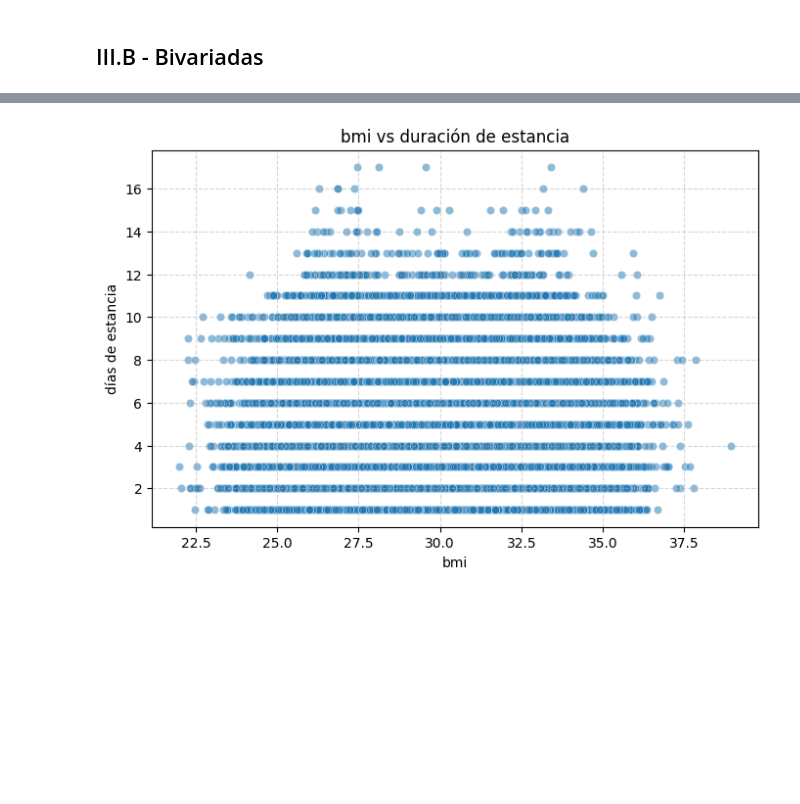
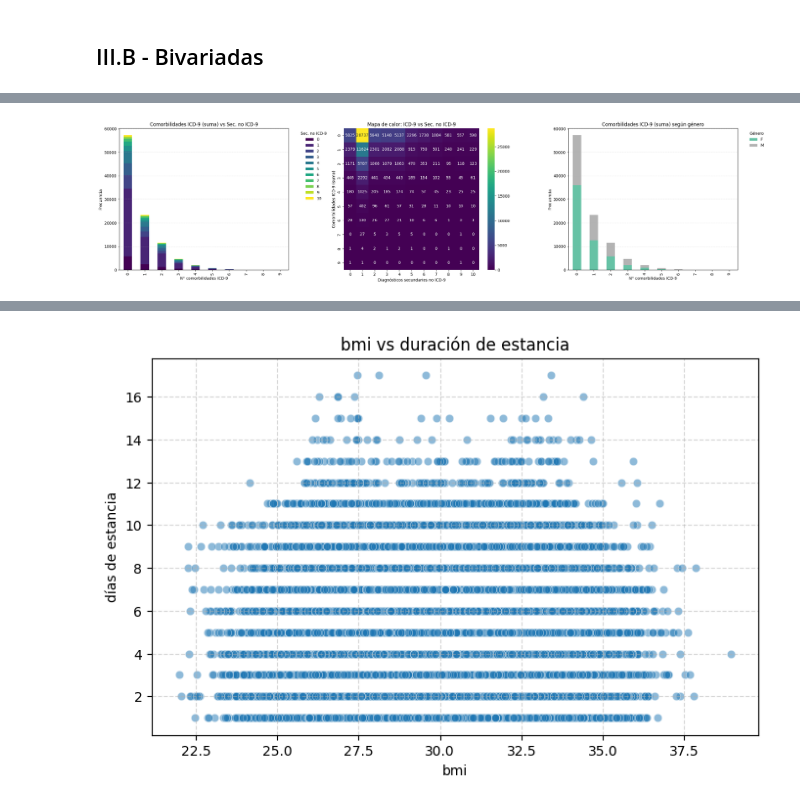
Before and after one commit to totox35/CiencasDatos_UdeA_GIRAULT, a Jupyter notebook: proyecto_aula/entregable_I_proyecto_aula.ipynb, the cells around one changed output, grey strips where cells are left out. Cells and saved outputs as stored; diff of their text form; code cells hidden in the pictures; blank space fills up the shorter version.

```diff
--- a/proyecto_aula/entregable_I_proyecto_aula.ipynb
+++ b/proyecto_aula/entregable_I_proyecto_aula.ipynb
@@ -675,0 +796,6 @@ En resumen, aunque la mayor parte de los casos se concentran alrededor de 12–1
+# %%
+tabla1 = pd.crosstab(df_filtered['icd9_comorbidity_sum'], df_filtered['secondarydiagnosisnonicd9'])
+from IPython.display import display, HTML
+with pd.option_context('display.max_rows', None, 'display.max_columns', None):
+    display(HTML("<b>Tabla de contingencia (ICD-9 vs Sec. no ICD-9):</b>"))
+    display(HTML(tabla1.to_html()))
@@ -675,0 +839,12 @@ En resumen, aunque la mayor parte de los casos se concentran alrededor de 12–1
+# %%
+# --- ICD-9 vs Género ---
+tabla2 = pd.crosstab(df_filtered['icd9_comorbidity_sum'], df_filtered['gender'])
+with pd.option_context('display.max_rows', None, 'display.max_columns', None):
+    display(HTML("<b>Tabla de contingencia (ICD-9 vs Género):</b>"))
+    display(HTML(tabla2.to_html()))
+chi2_2, p_2, dof_2, expected_2 = chi2_contingency(tabla2)
+print(f"Chi2 = {chi2_2:.3f}, p-valor = {p_2:.3f}")
+print("Grados de libertad:", dof_2)
+with pd.option_context('display.max_rows', None, 'display.max_columns', None):
+    display(HTML("<b>Frecuencias esperadas:</b>"))
+    display(HTML(pd.DataFrame(expected_2, index=tabla2.index, columns=tabla2.columns).to_html()))
@@ -675,0 +880,30 @@ En resumen, aunque la mayor parte de los casos se concentran alrededor de 12–1
+# %%
+# --- Visualización conjunta ---
+fig, axs = plt.subplots(1, 3, figsize=(24, 6))
+
+# Barras apiladas ICD-9 vs Sec. no ICD-9
+tabla1.plot(kind="bar", stacked=True, colormap="viridis", ax=axs[0])
+axs[0].set_title("Comorbilidades ICD-9 (suma) vs Sec. no ICD-9")
+axs[0].set_xlabel("N° comorbilidades ICD-9")
+axs[0].set_ylabel("Frecuencia")
+axs[0].grid(axis='y', linestyle='--', alpha=0.5)
+axs[0].legend(title="Sec. no ICD-9", bbox_to_anchor=(1.05, 1), loc="upper left", frameon=False)
+
+# Mapa de calor ICD-9 vs Sec. no ICD-9
+sns.heatmap(tabla1, annot=True, fmt="d", cmap="viridis", ax=axs[1])
+axs[1].set_title("Mapa de calor: ICD-9 vs Sec. no ICD-9")
+axs[1].set_xlabel("Diagnósticos secundarios no ICD-9")
+axs[1].set_ylabel("Comorbilidades ICD-9 (suma)")
+
+# Barras apiladas ICD-9 vs Género
+tabla2.plot(kind="bar", stacked=True, colormap="Set2", ax=axs[2])
+axs[2].set_title("Comorbilidades ICD-9 (suma) según género")
+axs[2].set_xlabel("N° comorbilidades ICD-9")
+axs[2].set_ylabel("Frecuencia")
+axs[2].grid(axis='y', linestyle='--', alpha=0.5)
+axs[2].legend(title="Género", bbox_to_anchor=(1.05, 1), loc="upper left", frameon=False)
+
+plt.tight_layout()
+plt.show()
+# %% [output]
+[figure, added]
```
Also changed, not shown: parts of 20 cells of this notebook.
